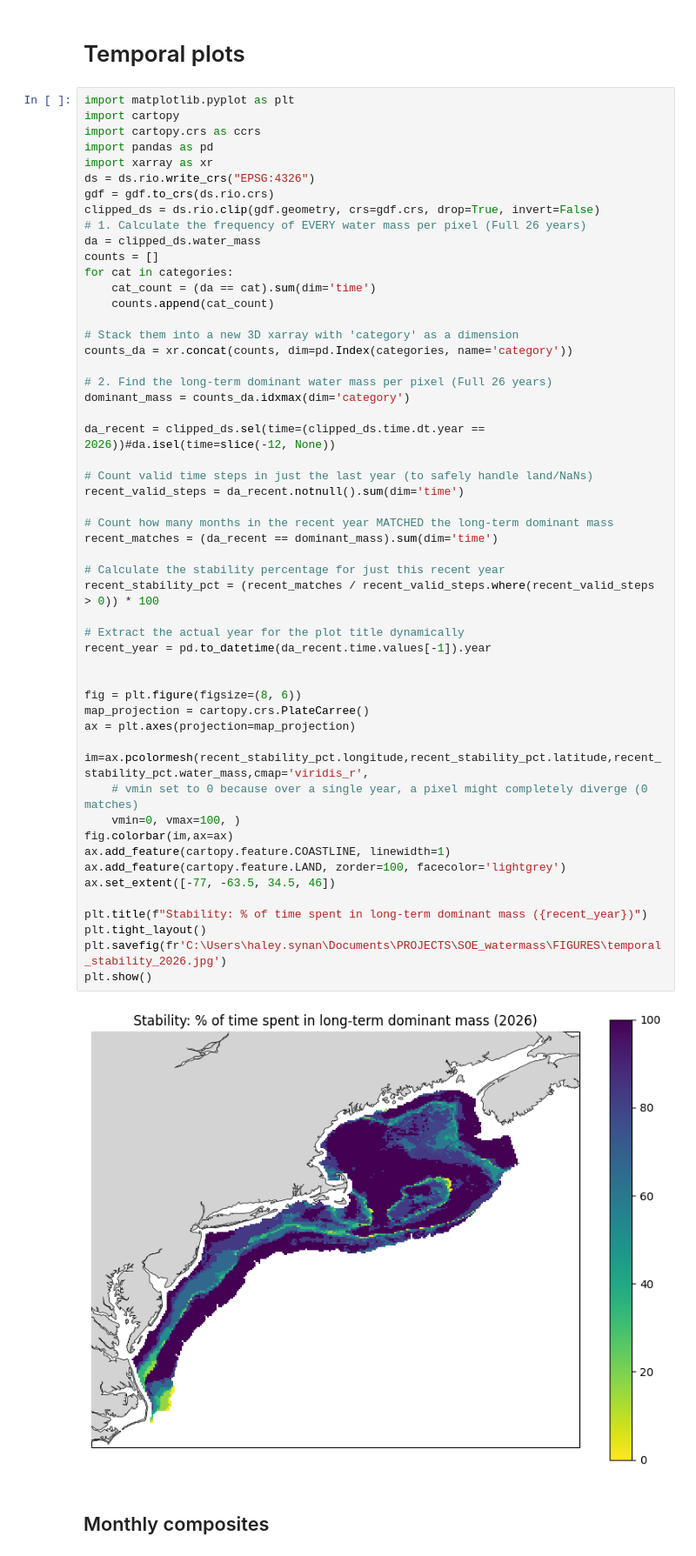
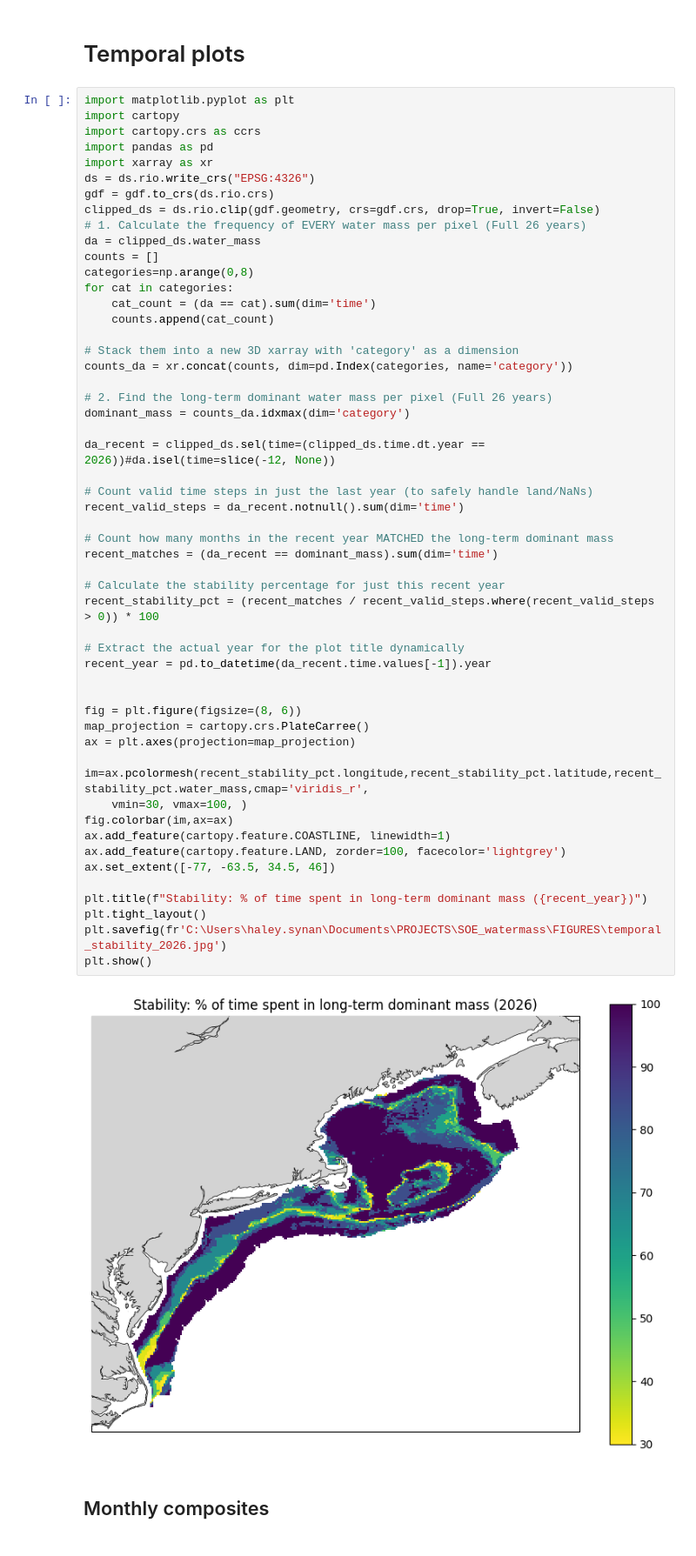
Before and after one commit to hsynan/SOE_watermass, a Jupyter notebook: CODE/SOE_figures.ipynb, the cells around one changed output. Shown at 87% size. Drawn from its saved outputs; the diff is of its cells as text.

Commit message:
adding fixed temporal variability plot

```diff
--- a/CODE/SOE_figures.ipynb
+++ b/CODE/SOE_figures.ipynb
@@ -537,6 +537,7 @@ clipped_ds = ds.rio.clip(gdf.geometry, crs=gdf.crs, drop=True, invert=False)
 # 1. Calculate the frequency of EVERY water mass per pixel (Full 26 years)
 da = clipped_ds.water_mass
 counts = []
+categories=np.arange(0,8)
 for cat in categories:
     cat_count = (da == cat).sum(dim='time')
     counts.append(cat_count)
@@ -550,36 +551,35 @@ dominant_mass = counts_da.idxmax(dim='category')
 da_recent = clipped_ds.sel(time=(clipped_ds.time.dt.year == 2026))#da.isel(time=slice(-12, None))
 
 # Count valid time steps in just the last year (to safely handle land/NaNs)
 recent_valid_steps = da_recent.notnull().sum(dim='time')
 
 # Count how many months in the recent year MATCHED the long-term dominant mass
 recent_matches = (da_recent == dominant_mass).sum(dim='time')
 
 # Calculate the stability percentage for just this recent year
 recent_stability_pct = (recent_matches / recent_valid_steps.where(recent_valid_steps > 0)) * 100
 
 # Extract the actual year for the plot title dynamically
 recent_year = pd.to_datetime(da_recent.time.values[-1]).year
 
 
 fig = plt.figure(figsize=(8, 6))
 map_projection = cartopy.crs.PlateCarree()
 ax = plt.axes(projection=map_projection)
 
 im=ax.pcolormesh(recent_stability_pct.longitude,recent_stability_pct.latitude,recent_stability_pct.water_mass,cmap='viridis_r',
-    # vmin set to 0 because over a single year, a pixel might completely diverge (0 matches)
-    vmin=0, vmax=100, )
+    vmin=30, vmax=100, )
 fig.colorbar(im,ax=ax)
 ax.add_feature(cartopy.feature.COASTLINE, linewidth=1)
 ax.add_feature(cartopy.feature.LAND, zorder=100, facecolor='lightgrey')
 ax.set_extent([-77, -63.5, 34.5, 46])
 
 plt.title(f"Stability: % of time spent in long-term dominant mass ({recent_year})")
 plt.tight_layout()
 plt.savefig(fr'C:\Users\haley.synan\Documents\PROJECTS\SOE_watermass\FIGURES\temporal_stability_2026.jpg')
 plt.show()
 # %% [output]
-[figure, old version]
+[figure, new version]
 # %% [markdown]
 ## Monthly composites
 # %%
```
Also changed, not shown: parts of 1 cell of this notebook, 1 other file.
